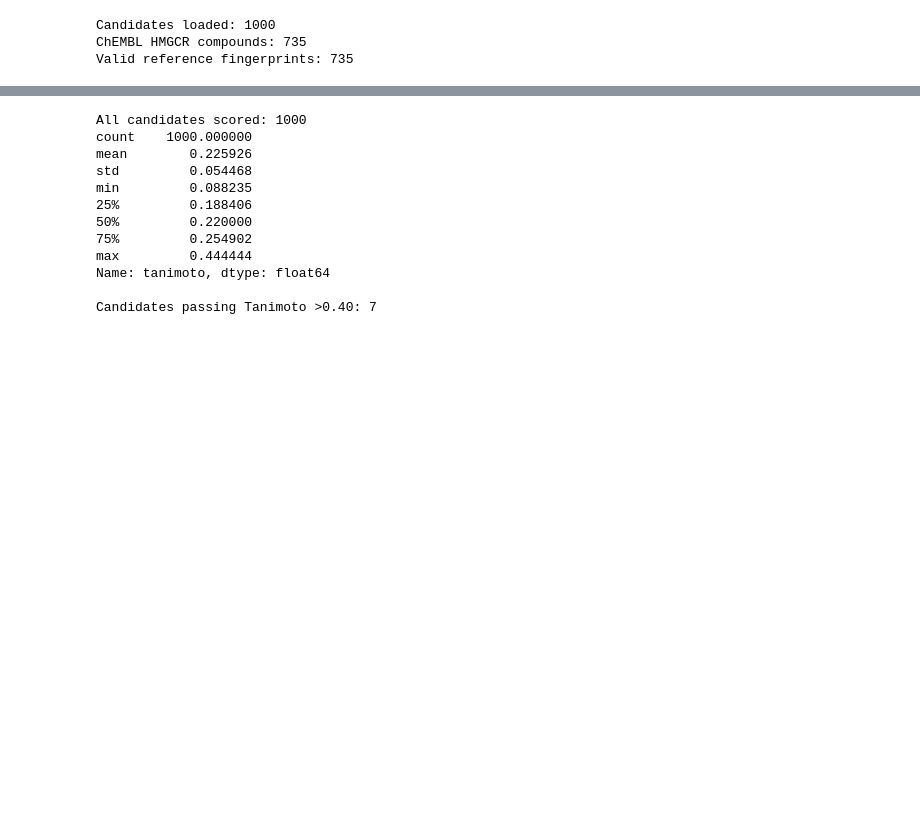
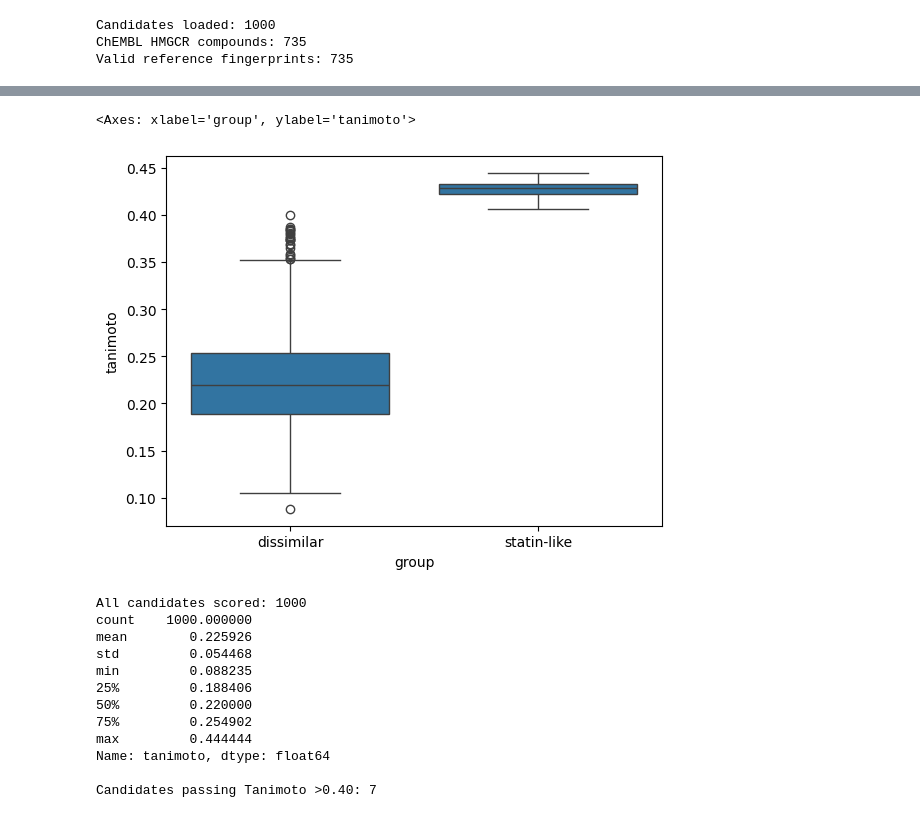
Before and after one commit to Zander-Rothering/Evidence-Aware-Validation-of-AI-Generated-Drug-Candidates-Using-PPI-Networks, a Jupyter notebook: EDA/EDA.ipynb, the cells around one changed output, grey strips where cells are left out. Drawn from its saved outputs; the diff is of its cells as text; code cells hidden in the pictures; blank space fills up the shorter version.

```diff
--- a/EDA/EDA.ipynb
+++ b/EDA/EDA.ipynb
@@ -44,3 +109,12 @@ Valid reference fingerprints: 735
+# %%
+#hits vs all candidates
+df_results["group"] = df_results["tanimoto"].apply(
+    lambda x: "statin-like" if x > 0.40 else "dissimilar"
+)
+sns.boxplot(data=df_results, x="group", y="tanimoto")
+# %% [output]
+<Axes: xlabel='group', ylabel='tanimoto'>
+[figure, added]
 # %%
 # STEP 5: Score all candidates
 results = []
```
Also changed, not shown: parts of 6 cells of this notebook.
